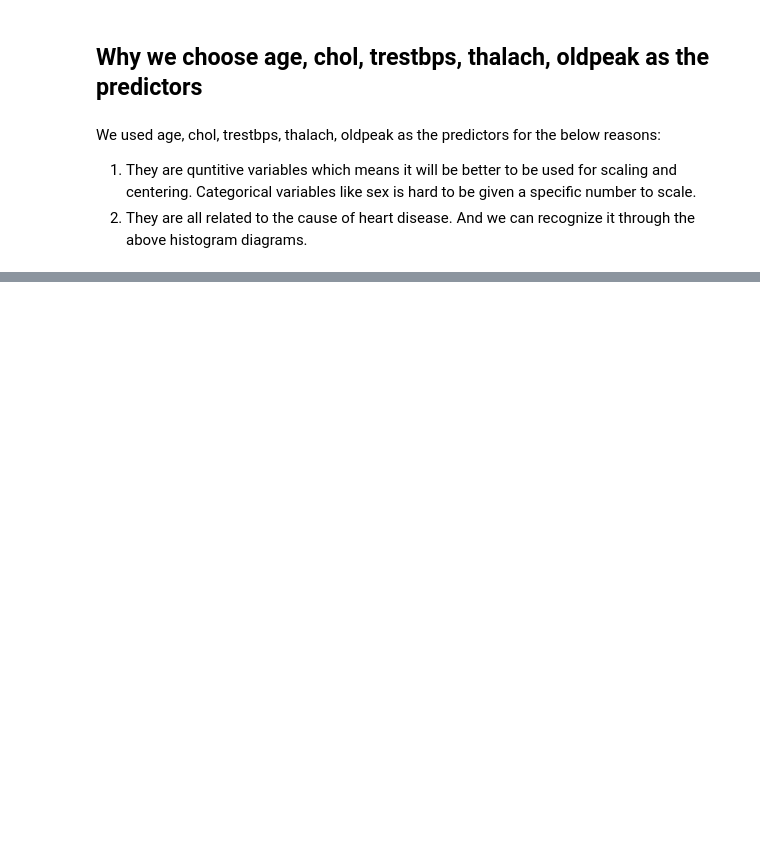
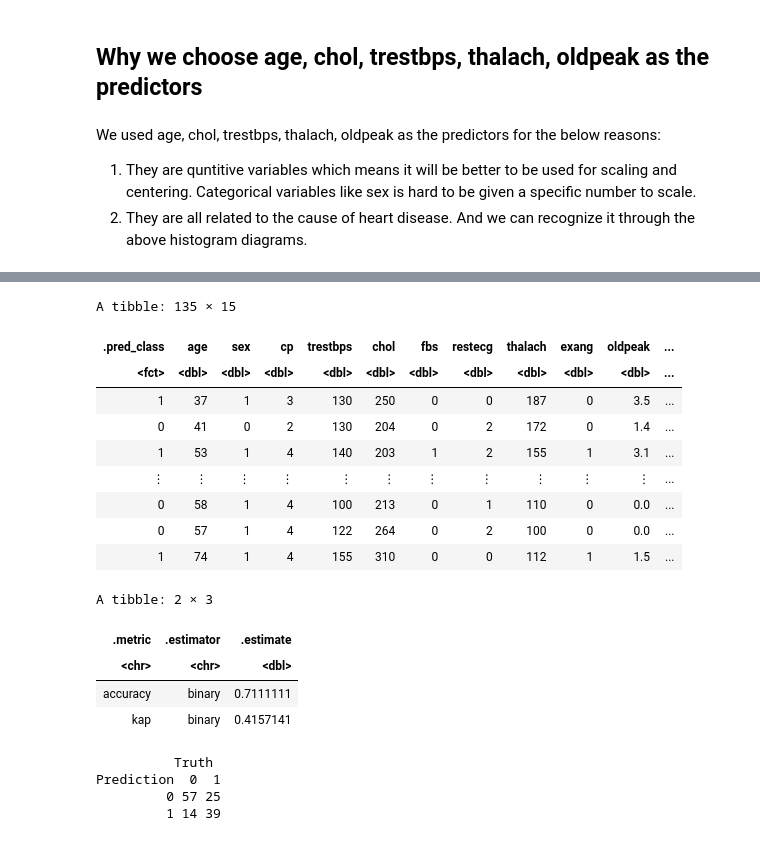
Before and after one commit to Dangel02/heartdisease_dataset, a Jupyter notebook: methods by Sam.ipynb, the cells around one changed output, grey strips where cells are left out. Drawn from its saved outputs; the diff is of its cells as text; code cells hidden in the pictures; blank space fills up the shorter version.

```diff
--- a/methods by Sam.ipynb
+++ b/methods by Sam.ipynb
@@ -281,0 +340,40 @@ We used age, chol, trestbps, thalach, oldpeak as the predictors for the below re
+# %%
+set.seed(1234)
+knn_spec <- nearest_neighbor(neighbors = best_k, weight_func = "rectangular") |>
+    set_engine("kknn") |>
+    set_mode("classification")
+
+heart_fit <- workflow() |>
+    add_recipe(heart_recipe) |>
+    add_model(knn_spec) |>
+    fit(data = heart_train)
+
+heart_prediction <- predict(heart_fit, heart_test)|>
+    bind_cols(heart_test)
+# %%
+heart_metrics <- metrics(heart_prediction, truth = num, estimate = .pred_class)
+heart_conf_mat <- conf_mat(heart_prediction, truth = num, estimate = .pred_class)
+
+heart_prediction
+heart_metrics
+heart_conf_mat
+# %% [output]
+A tibble: 135 × 15
+| .pred_class | age | sex | cp | trestbps | chol | fbs | restecg | thalach | exang | oldpeak | ... |
+| <fct> | <dbl> | <dbl> | <dbl> | <dbl> | <dbl> | <dbl> | <dbl> | <dbl> | <dbl> | <dbl> | ... |
+| 1 | 37 | 1 | 3 | 130 | 250 | 0 | 0 | 187 | 0 | 3.5 | ... |
+| 0 | 41 | 0 | 2 | 130 | 204 | 0 | 2 | 172 | 0 | 1.4 | ... |
+| 1 | 53 | 1 | 4 | 140 | 203 | 1 | 2 | 155 | 1 | 3.1 | ... |
+| ⋮ | ⋮ | ⋮ | ⋮ | ⋮ | ⋮ | ⋮ | ⋮ | ⋮ | ⋮ | ⋮ | ... |
+| 0 | 58 | 1 | 4 | 100 | 213 | 0 | 1 | 110 | 0 | 0.0 | ... |
+| 0 | 57 | 1 | 4 | 122 | 264 | 0 | 2 | 100 | 0 | 0.0 | ... |
+| 1 | 74 | 1 | 4 | 155 | 310 | 0 | 0 | 112 | 1 | 1.5 | ... |
+A tibble: 2 × 3
+| .metric | .estimator | .estimate |
+| <chr> | <chr> | <dbl> |
+| accuracy | binary | 0.7111111 |
+| kap | binary | 0.4157141 |
+          Truth
+Prediction  0  1
+         0 57 25
+         1 14 39
```
Also changed, not shown: parts of 12 cells of this notebook.
